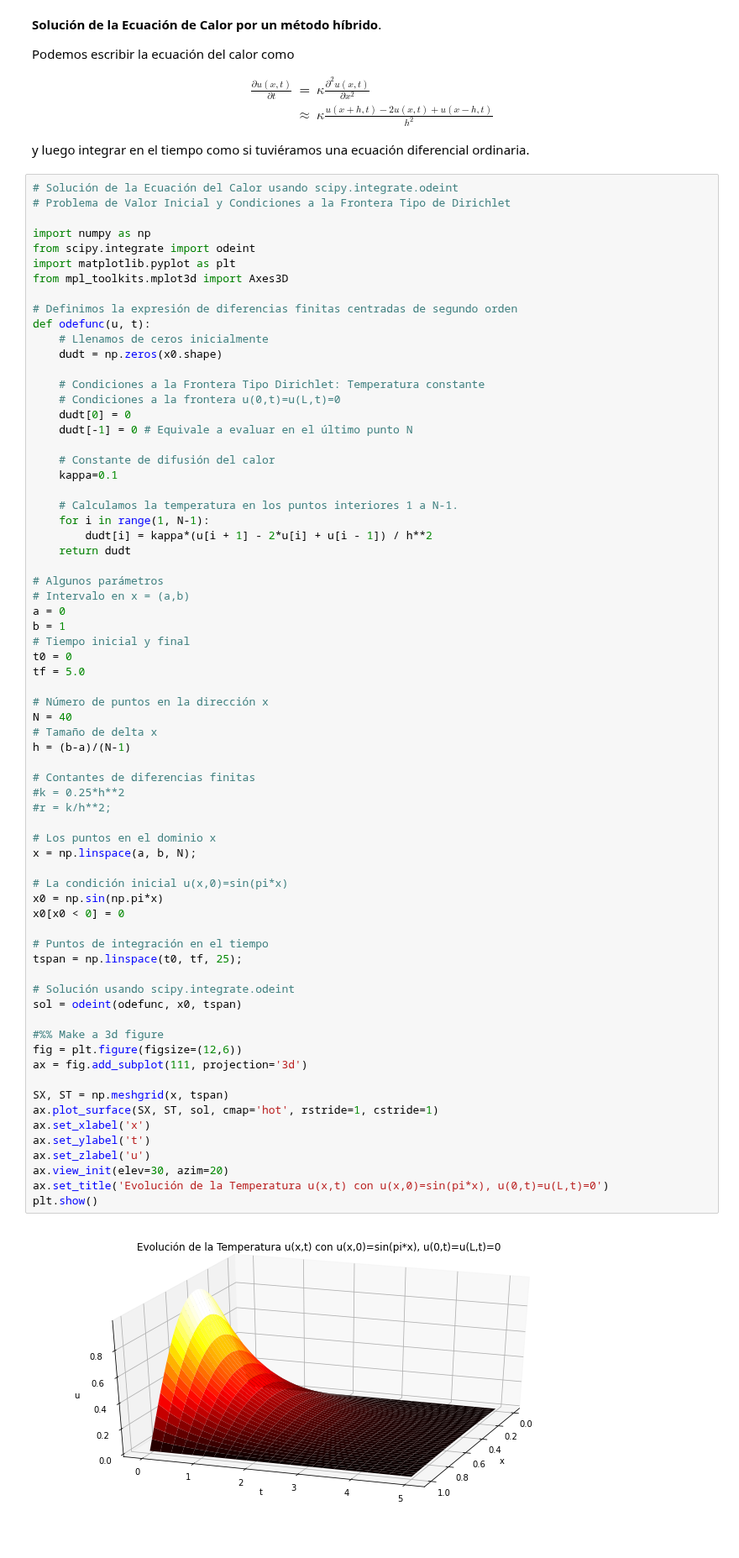
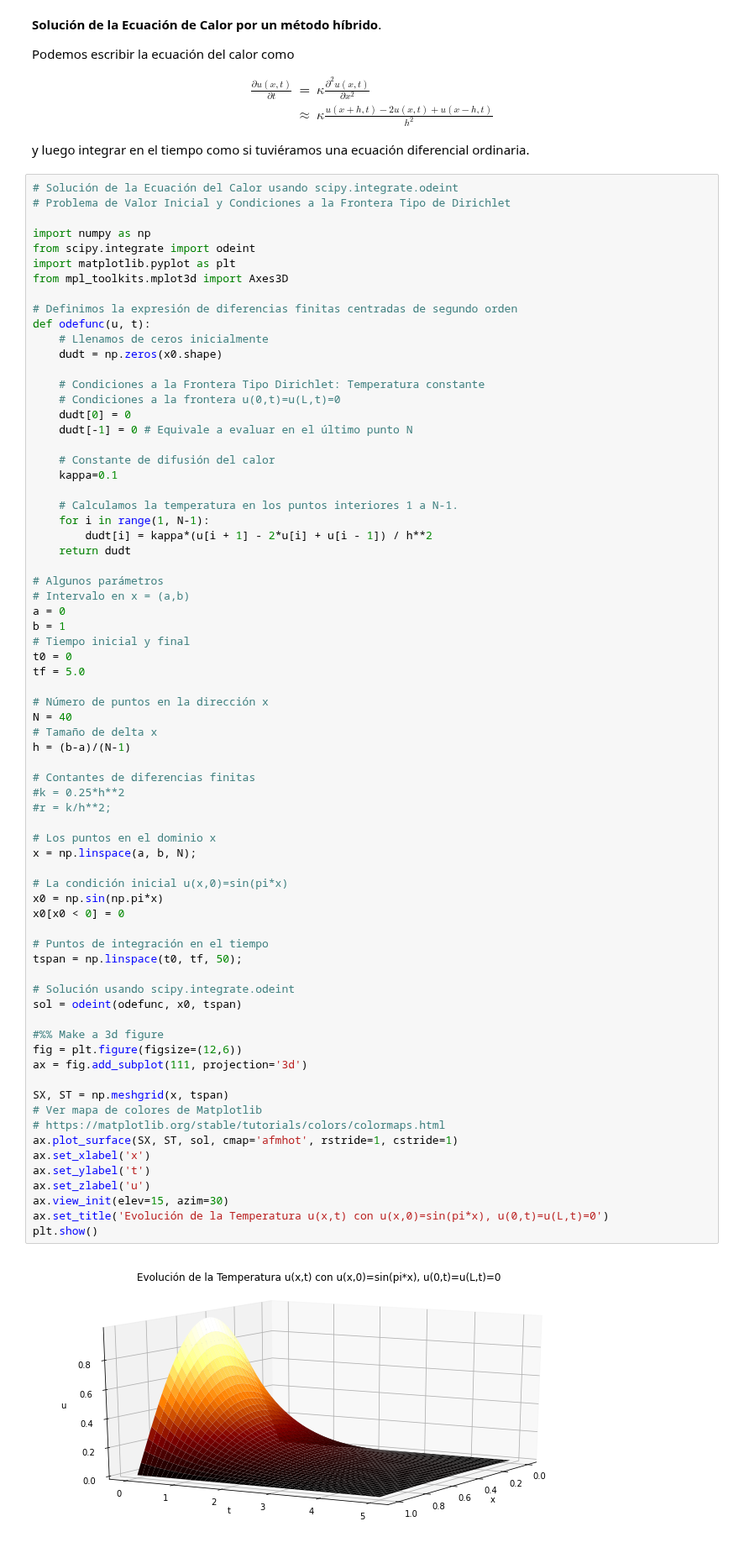
Before and after one commit to carloslizarragac/FisicaComputacional1, a Jupyter notebook: Actividad10.ipynb, the cells around one changed output. Shown at 84% size. Drawn from its saved outputs; the diff is of its cells as text.

```diff
--- a/Actividad10.ipynb
+++ b/Actividad10.ipynb
@@ -131,37 +131,39 @@ N = 40
 # Tamaño de delta x
 h = (b-a)/(N-1)
 
 # Contantes de diferencias finitas
 #k = 0.25*h**2
 #r = k/h**2;
 
 # Los puntos en el dominio x
 x = np.linspace(a, b, N);
 
 # La condición inicial u(x,0)=sin(pi*x)
 x0 = np.sin(np.pi*x)
 x0[x0 < 0] = 0
 
 # Puntos de integración en el tiempo
-tspan = np.linspace(t0, tf, 25);
+tspan = np.linspace(t0, tf, 50);
 
 # Solución usando scipy.integrate.odeint
 sol = odeint(odefunc, x0, tspan)
 
 #%% Make a 3d figure
 fig = plt.figure(figsize=(12,6))
 ax = fig.add_subplot(111, projection='3d')
 
 SX, ST = np.meshgrid(x, tspan)
-ax.plot_surface(SX, ST, sol, cmap='hot', rstride=1, cstride=1)
+# Ver mapa de colores de Matplotlib
+# https://matplotlib.org/stable/tutorials/colors/colormaps.html
+ax.plot_surface(SX, ST, sol, cmap='afmhot', rstride=1, cstride=1)
 ax.set_xlabel('x')
 ax.set_ylabel('t')
 ax.set_zlabel('u')
-ax.view_init(elev=30, azim=20)
+ax.view_init(elev=15, azim=30)
 ax.set_title('Evolución de la Temperatura u(x,t) con u(x,0)=sin(pi*x), u(0,t)=u(L,t)=0')
 plt.show()
 # %% [output]
-[figure, old version]
+[figure, new version]
 # %% [markdown]
 **Ejercicio 1:**
 
```
Also changed, not shown: parts of 1 cell of this notebook.
